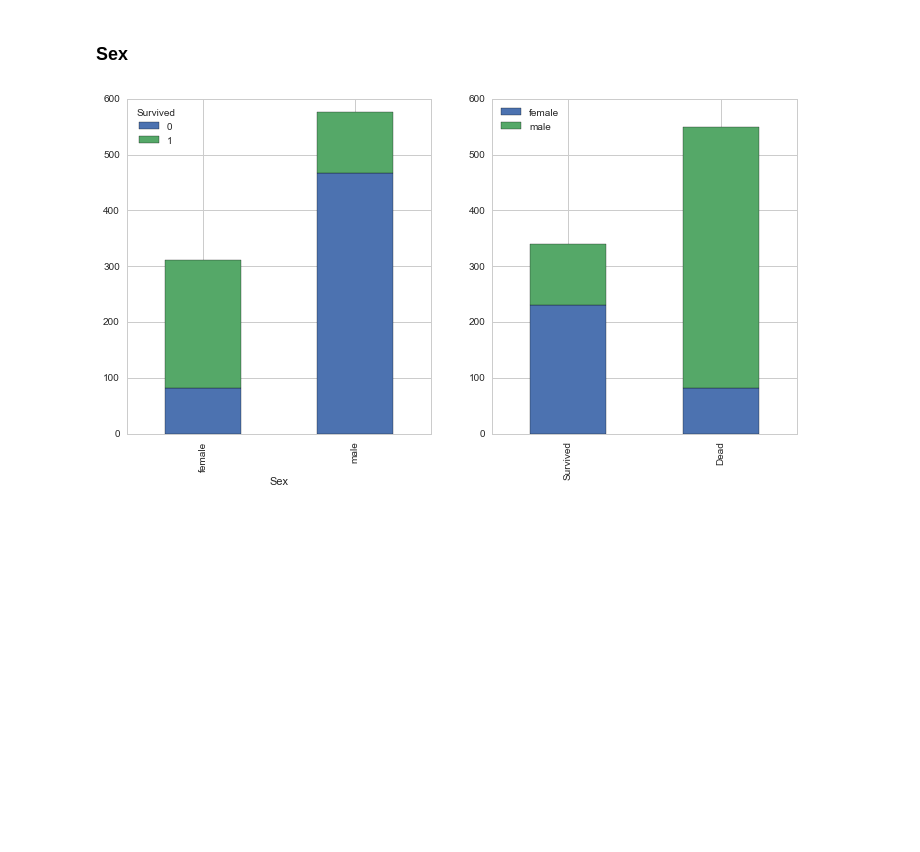
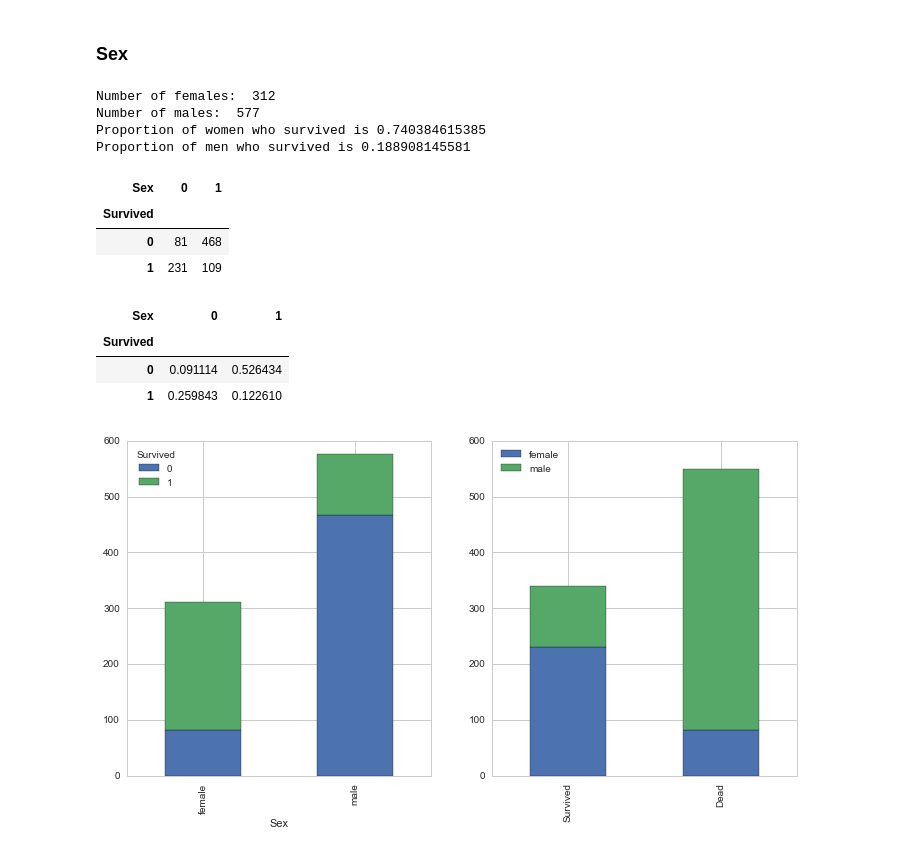
Before and after one commit to Statoil/KagglePlayground, a Jupyter notebook: Titanic/Python/Visualise.ipynb, the cells around one changed output. Saved outputs shown, nothing was run; the diff lists cells and outputs as text; code cells hidden in the pictures; blank space fills up the shorter version.

```diff
--- a/Titanic/Python/Visualise.ipynb
+++ b/Titanic/Python/Visualise.ipynb
@@ -203,6 +203,36 @@ basic_plots('Pclass')
 Here we can see that there is a higher probability of survival for Pclass values with a lower number
 # %% [markdown]
 ### Sex ###
+# %%
+women = titanic_df[titanic_df['Sex']==0]
+print('Number of females: ', len(women))
+men = titanic_df[titanic_df['Sex']==1]
+print('Number of males: ', len(men))
+
+proportion_women_survived = np.sum(women['Survived'].tolist()) / np.size(women['Survived'].tolist())
+proportion_men_survived = np.sum(men['Survived'].tolist()) / np.size(men['Survived'].tolist())
+
+print('Proportion of women who survived is %s' % proportion_women_survived)
+print('Proportion of men who survived is %s' % proportion_men_survived)
+# %% [output]
+Number of females:  312
+Number of males:  577
+Proportion of women who survived is 0.740384615385
+Proportion of men who survived is 0.188908145581
+# %%
+pd.crosstab(titanic_df.Survived, titanic_df.Sex)
+# %% [output]
+| Sex | 0 | 1 |
+| Survived |  |  |
+| 0 | 81 | 468 |
+| 1 | 231 | 109 |
+# %%
+pd.crosstab(titanic_df.Survived, titanic_df.Sex, normalize=True)
+# %% [output]
+| Sex | 0 | 1 |
+| Survived |  |  |
+| 0 | 0.091114 | 0.526434 |
+| 1 | 0.259843 | 0.122610 |
 # %%
 basic_plots('Sex')
 # %% [output]
```
Also changed, not shown: 2 other files.
